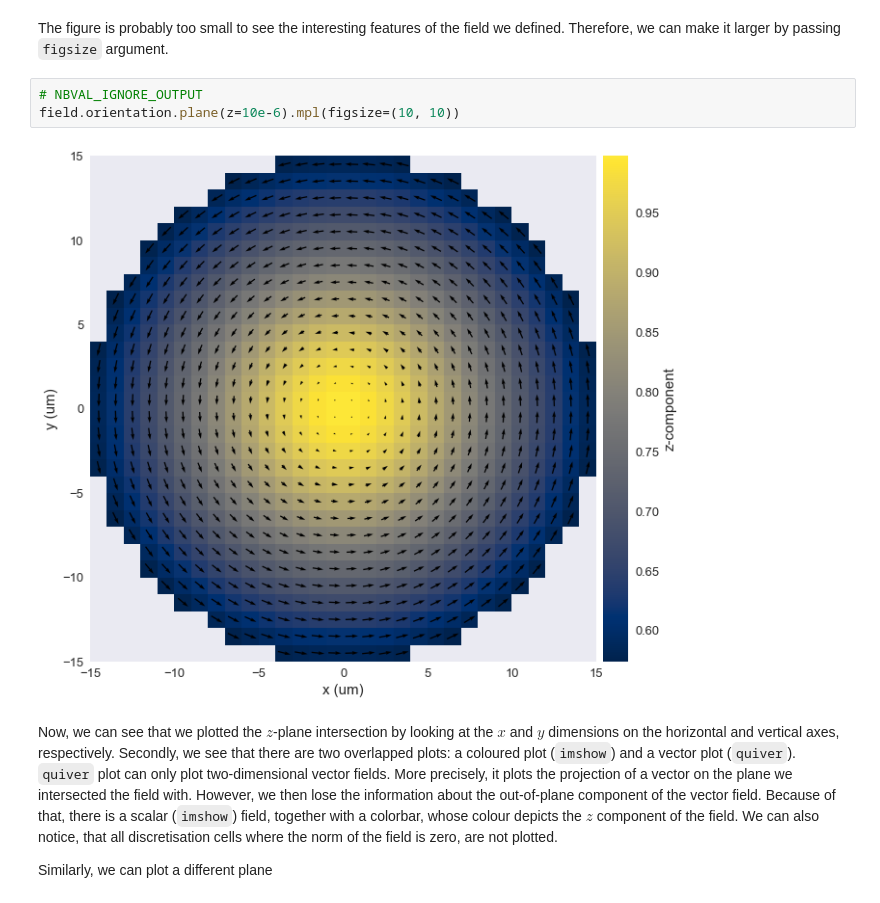
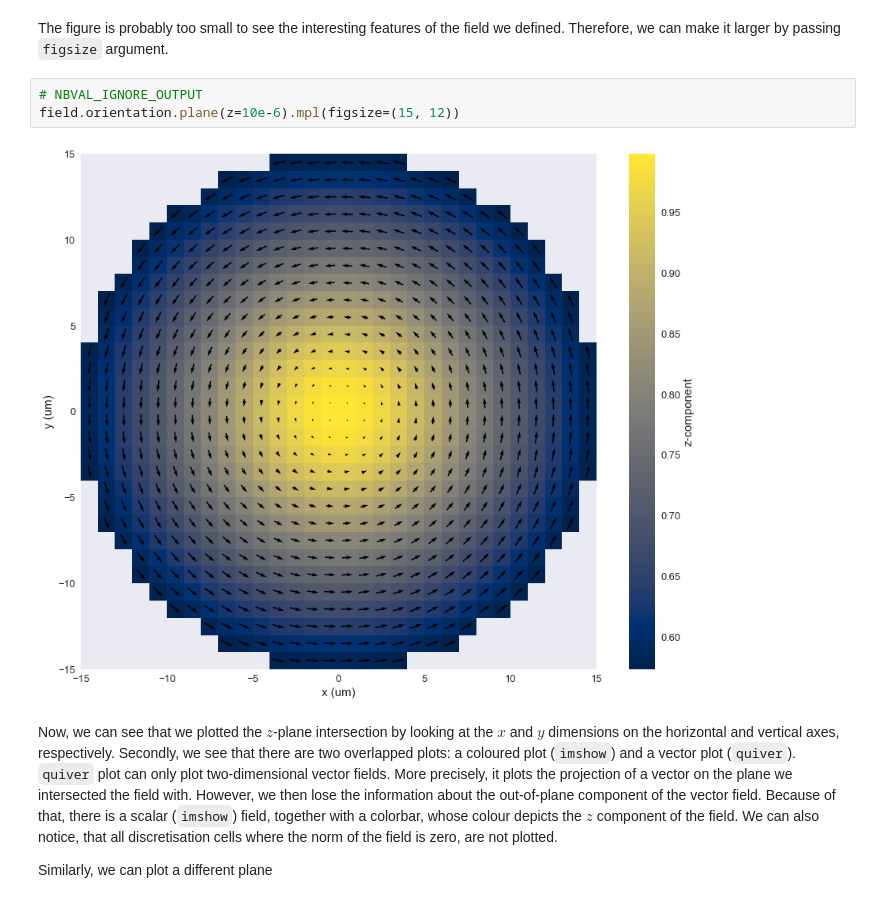
Before and after one commit to ubermag/discretisedfield, a Jupyter notebook: docs/ipynb/09-tutorial-matplotlib-visualisation.ipynb, the cells around one changed output. Saved outputs shown, nothing was run; the diff lists cells and outputs as text.

```diff
--- a/docs/ipynb/09-tutorial-matplotlib-visualisation.ipynb
+++ b/docs/ipynb/09-tutorial-matplotlib-visualisation.ipynb
@@ -65,9 +65,9 @@ field.plane(z=10e-6).mpl()
 The figure is probably too small to see the interesting features of the field we defined. Therefore, we can make it larger by passing `figsize` argument.
 # %%
 # NBVAL_IGNORE_OUTPUT
-field.orientation.plane(z=10e-6).mpl(figsize=(10, 10))
+field.orientation.plane(z=10e-6).mpl(figsize=(15, 12))
 # %% [output]
-[figure, old version]
+[figure, new version]
 # %% [markdown]
 Now, we can see that we plotted the $z$-plane intersection by looking at the $x$ and $y$ dimensions on the horizontal and vertical axes, respectively. Secondly, we see that there are two overlapped plots: a coloured plot (`imshow`) and a vector plot (`quiver`). `quiver` plot can only plot two-dimensional vector fields. More precisely, it plots the projection of a vector on the plane we intersected the field with. However, we then lose the information about the out-of-plane component of the vector field. Because of that, there is a scalar (`imshow`) field, together with a colorbar, whose colour depicts the $z$ component of the field. We can also notice, that all discretisation cells where the norm of the field is zero, are not plotted.
 
```
Also changed, not shown: parts of 12 cells of this notebook, 3 other files.
